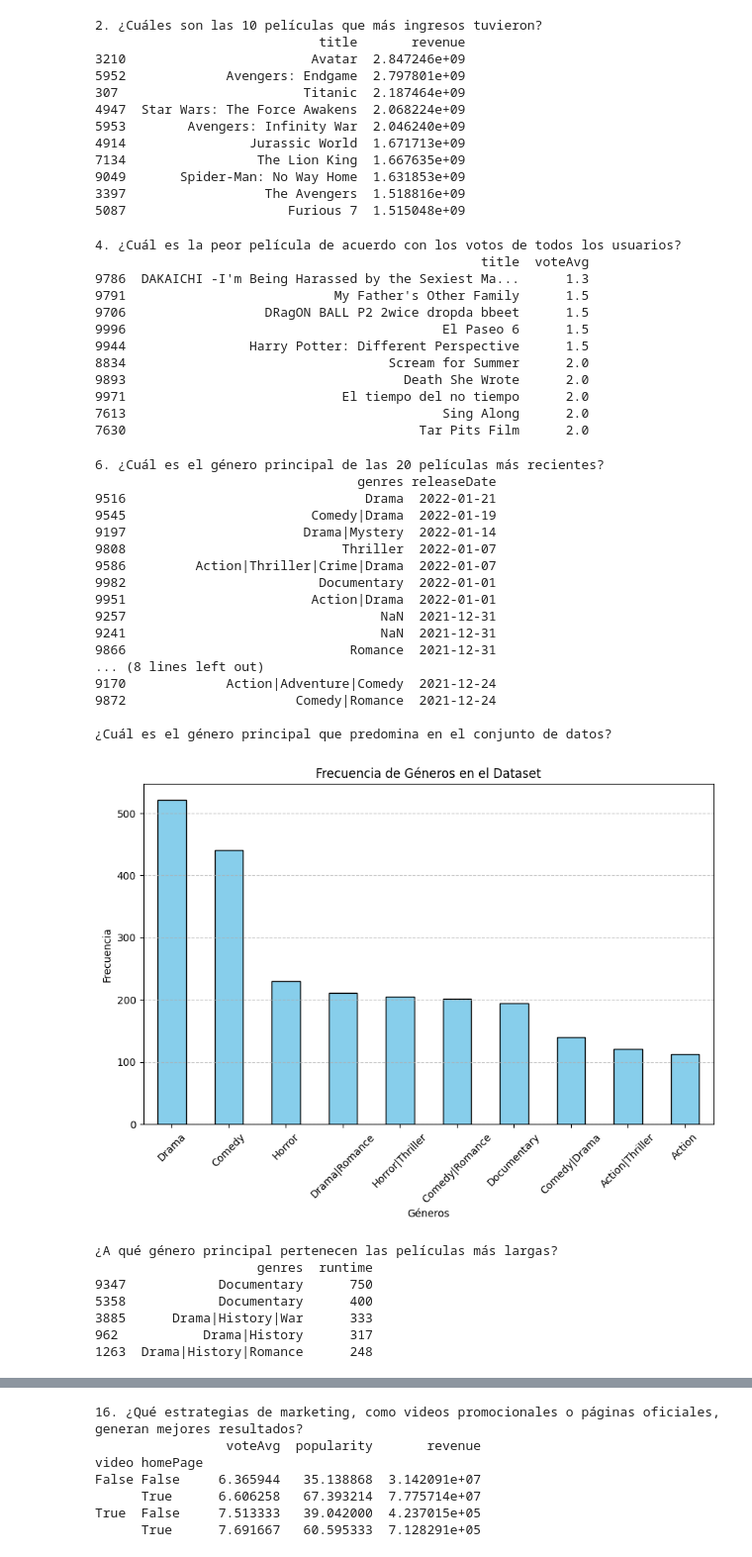
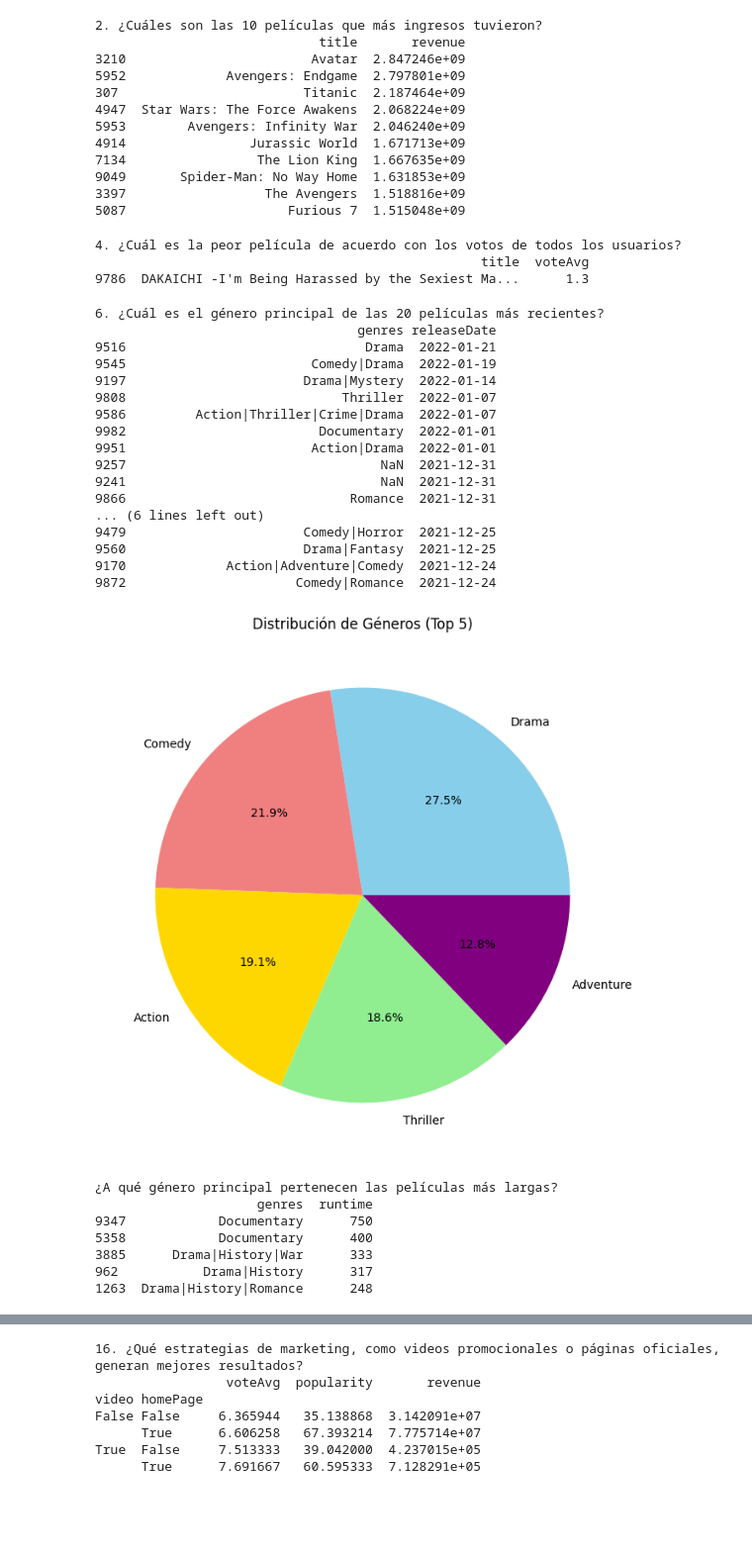
Before and after one commit to Fabiola-cc/CineVision_Studios, a Jupyter notebook: análisis_exploratorio.ipynb, the cells around one changed output, grey strips where cells are left out. Shown at 99% size. Drawn from its saved outputs; the diff is of its cells as text; code cells hidden in the pictures; blank space fills up the shorter version.

```diff
--- a/análisis_exploratorio.ipynb
+++ b/análisis_exploratorio.ipynb
@@ -349,66 +351,54 @@ print(top_10_ingresos)
 5087                     Furious 7  1.515048e+09
 # %%
 print("4. ¿Cuál es la peor película de acuerdo con los votos de todos los usuarios?")
-bottom_10_votes = datos[['title', 'voteAvg']].sort_values(by='voteAvg', ascending=True).head(10)
+bottom_10_votes = datos[['title', 'voteAvg']].sort_values(by='voteAvg', ascending=True).head(1)
 print(bottom_10_votes)
 # %% [output]
 4. ¿Cuál es la peor película de acuerdo con los votos de todos los usuarios?
                                                   title  voteAvg
 9786  DAKAICHI -I'm Being Harassed by the Sexiest Ma...      1.3
-9791                           My Father's Other Family      1.5
-9706                  DRagON BALL P2 2wice dropda bbeet      1.5
-9996                                         El Paseo 6      1.5
-9944                Harry Potter: Different Perspective      1.5
-8834                                  Scream for Summer      2.0
-9893                                    Death She Wrote      2.0
-9971                            El tiempo del no tiempo      2.0
-7613                                         Sing Along      2.0
-7630                                      Tar Pits Film      2.0
 # %%
+# Asegurar que las fechas sean de tipo datetime
+datos['releaseDate'] = pd.to_datetime(datos['releaseDate'], errors='coerce')
+
 print("6. ¿Cuál es el género principal de las 20 películas más recientes?")
-top_20_genre = datos[['genres', 'releaseDate']].sort_values(by='releaseDate', ascending=False).head(20)
-print(top_20_genre)
+top_20_recent = datos[['genres', 'releaseDate']].sort_values(by='releaseDate', ascending=False).head(20)
+print(top_20_recent)
 
-print("\n¿Cuál es el género principal que predomina en el conjunto de datos?")
-# Contar la frecuencia de cada género
-conteo_generos = datos['genres'].value_counts().head(10)
+# Separar géneros y contar frecuencia
+todos_los_generos = datos['genres'].dropna().str.split('|').sum()
+conteo_generos = pd.Series(Counter(todos_los_generos)).sort_values(ascending=False)
 
-# Graficar
-plt.figure(figsize=(10, 6))
-conteo_generos.plot(kind='bar', color='skyblue', edgecolor='black')
+# Graficar distribución de géneros
 
-# Personalizar
-plt.xlabel('Géneros')
-plt.ylabel('Frecuencia')
-plt.title('Frecuencia de Géneros en el Dataset')
-plt.xticks(rotation=45)  # Rotar etiquetas para mejor visualización
-plt.grid(axis='y', linestyle='--', alpha=0.7)
-
-# Mostrar
+plt.figure(figsize=(8, 8))
+conteo_generos.head(5).plot(kind='pie', autopct='%1.1f%%', colors=['skyblue', 'lightcoral', 'gold', 'lightgreen', 'purple'])
+plt.title('Distribución de Géneros (Top 5)')
+plt.ylabel('')
 plt.show()
 
 print("\n\n¿A qué género principal pertenecen las películas más largas?")
 top_5_long = datos[['genres', 'runtime']].sort_values(by='runtime', ascending=False).head(5)
 print(top_5_long)
 # %% [output]
 6. ¿Cuál es el género principal de las 20 películas más recientes?
                                   genres releaseDate
 9516                               Drama  2022-01-21
 9545                        Comedy|Drama  2022-01-19
 9197                       Drama|Mystery  2022-01-14
 9808                            Thriller  2022-01-07
 9586         Action|Thriller|Crime|Drama  2022-01-07
 9982                         Documentary  2022-01-01
 9951                        Action|Drama  2022-01-01
 9257                                 NaN  2021-12-31
 9241                                 NaN  2021-12-31
 9866                             Romance  2021-12-31
-... (8 lines left out)
+... (6 lines left out)
+9479                       Comedy|Horror  2021-12-25
+9560                       Drama|Fantasy  2021-12-25
 9170             Action|Adventure|Comedy  2021-12-24
 9872                      Comedy|Romance  2021-12-24
-
-¿Cuál es el género principal que predomina en el conjunto de datos?
-[figure, old version]
+[figure, new version]
 ¿A qué género principal pertenecen las películas más largas?
                      genres  runtime
 9347            Documentary      750
```
Also changed, not shown: parts of 4 cells of this notebook.
